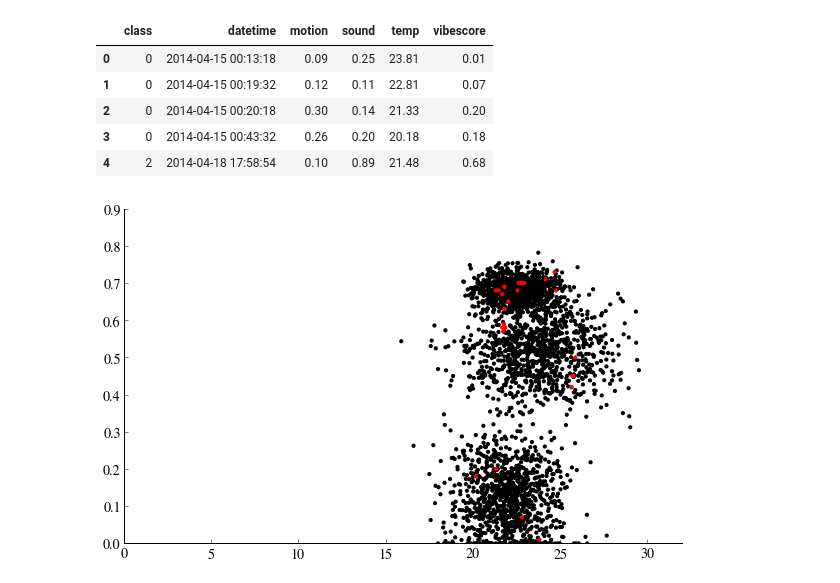
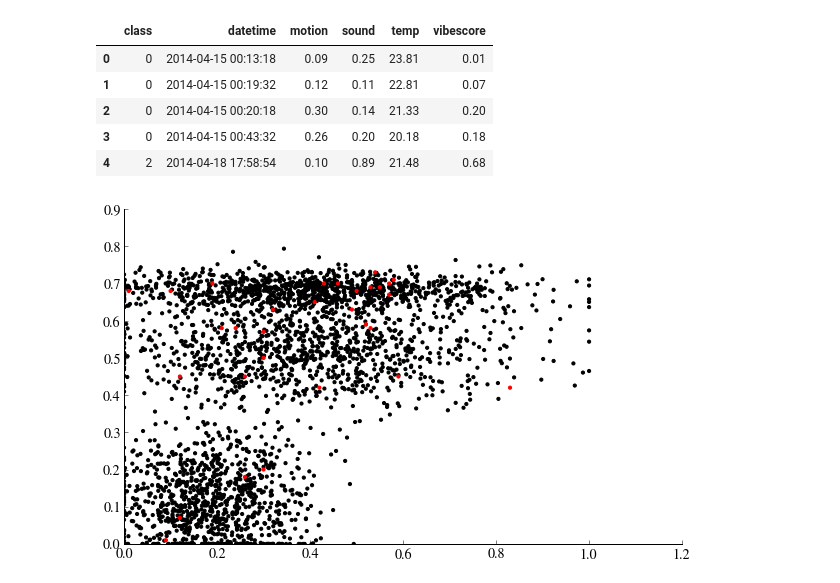
Before and after one commit to jrosen3/cs144-final-connolly-rosen, a Jupyter notebook: vibox-ML.ipynb, the cells around one changed output. Drawn from its saved outputs; the diff is of its cells as text; code cells hidden in the pictures.

```diff
--- a/vibox-ML.ipynb
+++ b/vibox-ML.ipynb
@@ -106,20 +106,20 @@ df.head()
 | 3 | 0 | 2014-04-15 00:43:32 | 0.26 | 0.20 | 20.18 | 0.18 |
 | 4 | 2 | 2014-04-18 17:58:54 | 0.10 | 0.89 | 21.48 | 0.68 |
 # %%
-d = 'temp'
+d = 'motion'
 od = [q[1] for q in df[['datetime', d]].values if all(i != None for i in q)]
 nd = [q[1] for q in df[['datetime', d]].values if any(i == None for i in q)]
 ov = [q[1] for q in df[['datetime', 'vibescore']].values if all(i != None for i in q)]
 nv = [q[1] for q in df[['datetime', 'vibescore']].values if any(i == None for i in q)]
 
 plt.scatter(nd, nv, s=10, lw = 1, edgecolor='k', facecolor='k')
 plt.scatter(od, ov, s=10, lw = 1, edgecolor='r', facecolor='r')
 
 plt.xlim(0)
 plt.ylim(0)
 remove_border()
 # %% [output]
-[figure, old version]
+[figure, new version]
 # %%
 X = []
 Y = []
```
Also changed, not shown: parts of 4 cells of this notebook.
